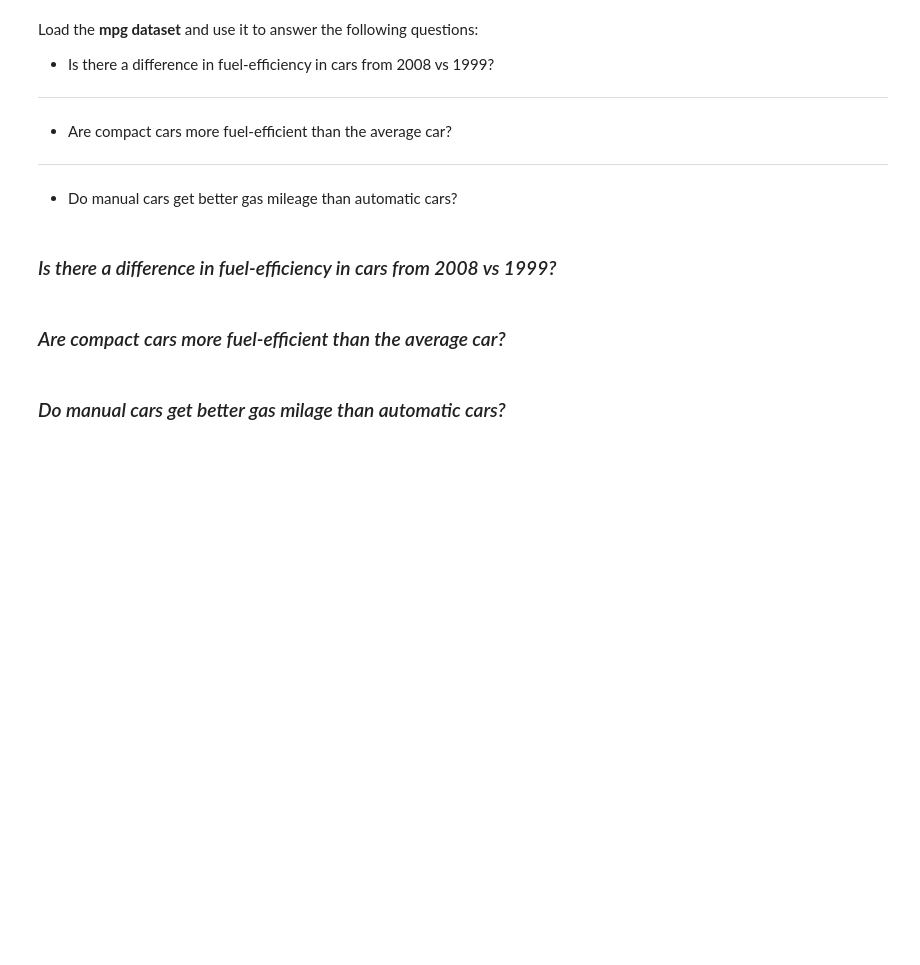
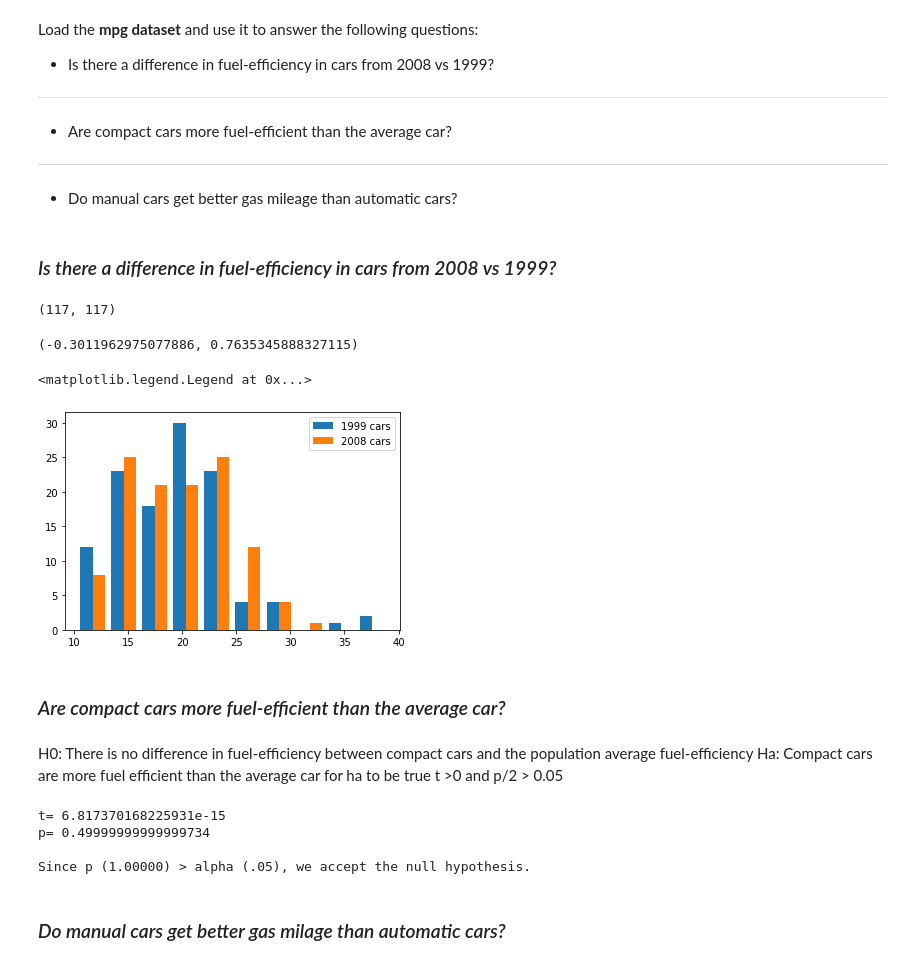
Before and after one commit to nicholas-dougherty/statistics-exercises, a Jupyter notebook: Hypothesis_Testing.ipynb, the cells around one changed output. Saved outputs shown, nothing was run; the diff lists cells and outputs as text; code cells hidden in the pictures; blank space fills up the shorter version.

```diff
--- a/Hypothesis_Testing.ipynb
+++ b/Hypothesis_Testing.ipynb
@@ -139,7 +137,57 @@ Load the __mpg dataset__ and use it to answer the following questions:
 mpg = pydataset.data('mpg')
 # %% [markdown]
 ### _Is there a difference in fuel-efficiency in cars from 2008 vs 1999?_
+# %%
+# harmonic mean.
+mpg['avg_fe'] = stats.hmean(mpg[['cty', 'hwy']], axis =1)
+mpg.head()
+# separate the independent groups:
+ # mpg data set where the year is 2008, specifying the average fuel efficiency column
+fe_2008 = mpg[mpg.year == 2008].avg_fe
+
+# same, but with the 1999 year.
+fe_1999 = mpg[mpg.year == 1999].avg_fe
+# %%
+fe_2008.var(), fe_1999.var()
+fe_2008.count(), fe_1999.count()
+# %% [output]
+(117, 117)
+# %%
+# stats Levene test - returns p value. small p-value means unequal variances
+stats.levene(fe_2008, fe_1999)
+
+t, p = stats.ttest_ind(fe_2008, fe_1999)
+t, p
+
+# p is significantly greater than alpha, so we have not rejected the null hypothesis.
+# %% [output]
+(-0.3011962975077886, 0.7635345888327115)
+# %%
+plt.hist([fe_1999, fe_2008], label=["1999 cars", "2008 cars"])
+plt.legend(loc="upper right")
+# %% [output]
+<matplotlib.legend.Legend at 0x...>
+[figure, added]
 # %% [markdown]
 ### _Are compact cars more fuel-efficient than the average car?_
+# %% [markdown]
+H0: There is no difference in fuel-efficiency between compact cars and the population average fuel-efficiency
+Ha: Compact cars are more fuel efficient than the average car
+for ha to be true t >0 and p/2 > 0.05
+# %%
+fe_compact = mpg[mpg['class'] == 'compact'].avg_fe
+mu = fe_compact.mean()
+
+t, p = stats.ttest_1samp(fe_compact, mu)
+print('t=', t)
+print('p=', p/2)
+
+print(f'''
+Since p ({p:.5f}) > alpha (.05), we accept the null hypothesis.''')
+# %% [output]
+t= 6.817370168225931e-15
+p= 0.49999999999999734
+
+Since p (1.00000) > alpha (.05), we accept the null hypothesis.
 # %% [markdown]
 ### _Do manual cars get better gas milage than automatic cars?_
```
Also changed, not shown: parts of 6 cells of this notebook.
